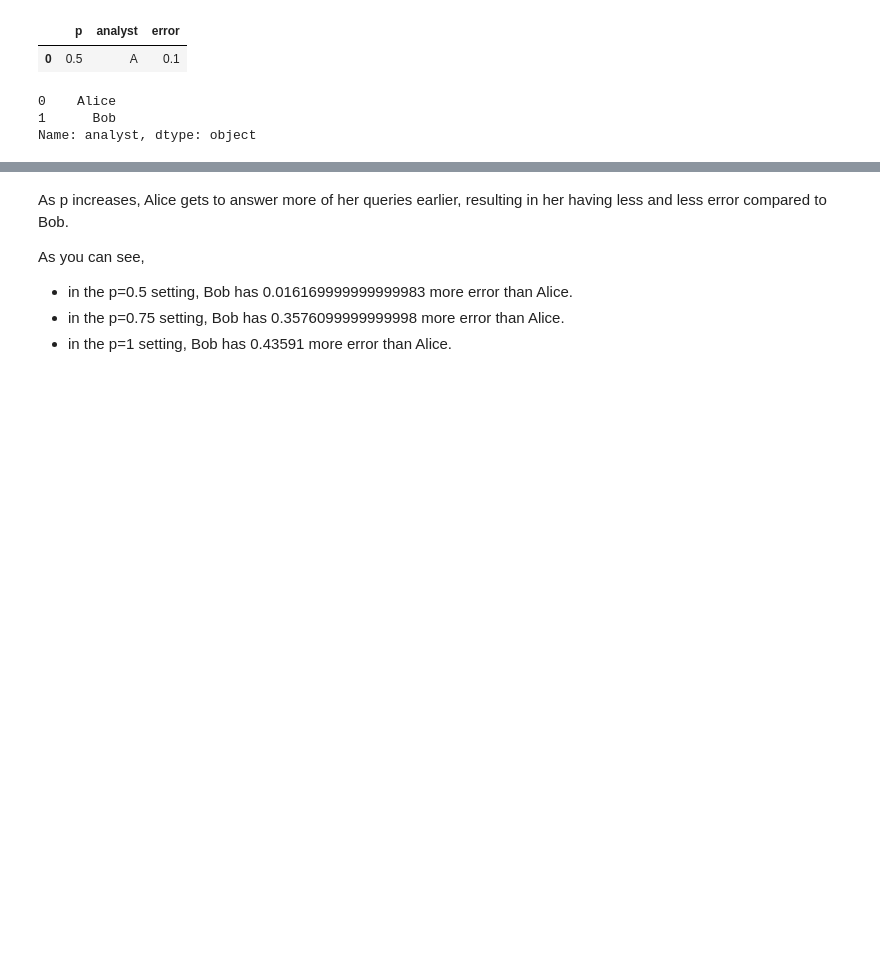
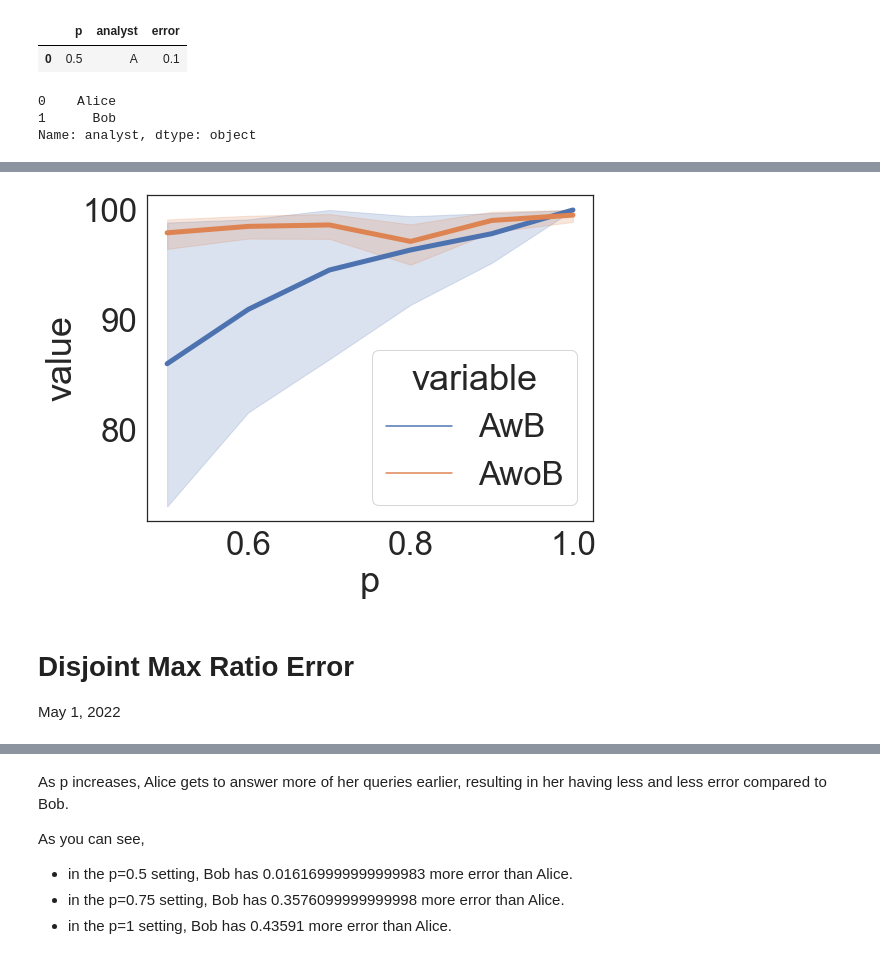
Before and after one commit to yikai-wu/Multi-Analyst-DP, a Jupyter notebook: src/online/SkewedScheduler.ipynb, the cells around one changed output, grey strips where cells are left out. Cells and saved outputs as stored; diff of their text form; code cells hidden in the pictures; blank space fills up the shorter version.

```diff
--- a/src/online/SkewedScheduler.ipynb
+++ b/src/online/SkewedScheduler.ipynb
@@ -900,0 +1191,13 @@ plt.savefig(artifacts_path + "MotivatingEmpInt.png")
+# %%
+df_max_ratio_long_A = pd.melt(df_max_ratio_practical, id_vars='p', value_vars=['AwB', 'AwoB'])
+sns.lineplot(data=df_max_ratio_long_A,
+             x="p",
+             y="value",
+             hue="variable",
+             lw=5)
+plt.savefig(artifacts_path + "max_ratio_error_A.pdf")
+# %% [output]
+[figure, added]
+# %% [markdown]
+# Disjoint Max Ratio Error
+May 1, 2022
```
Also changed, not shown: parts of 74 cells of this notebook.
